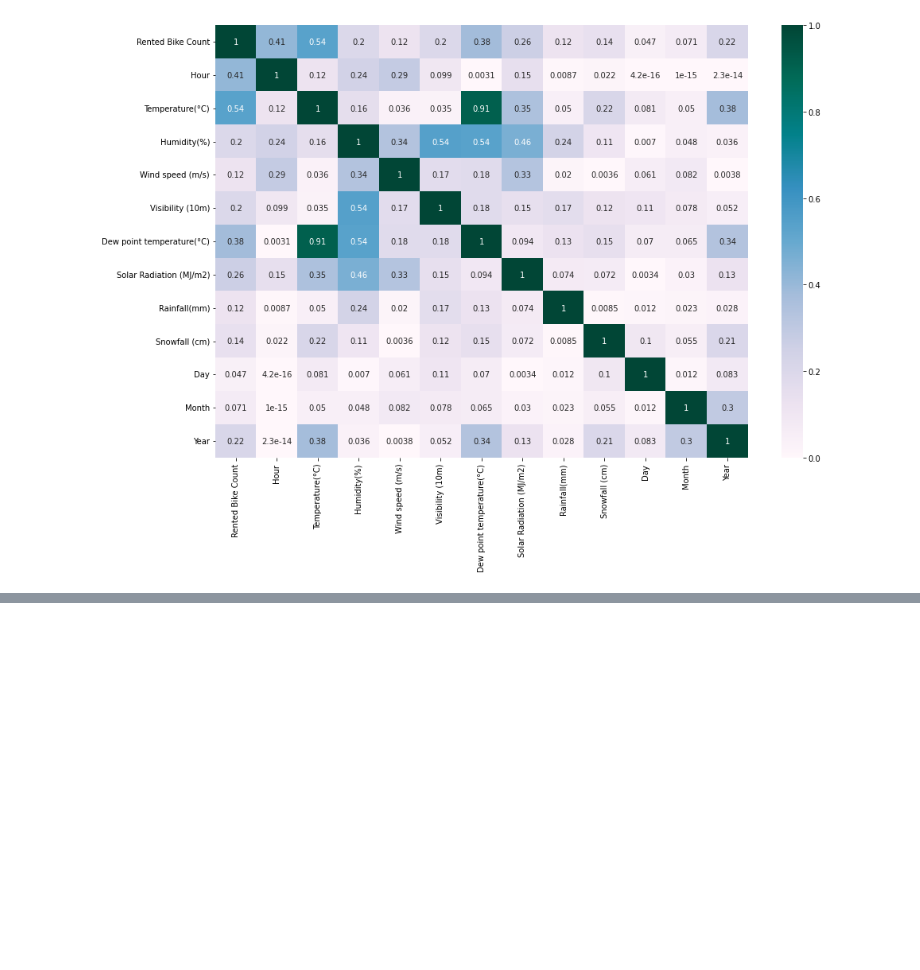
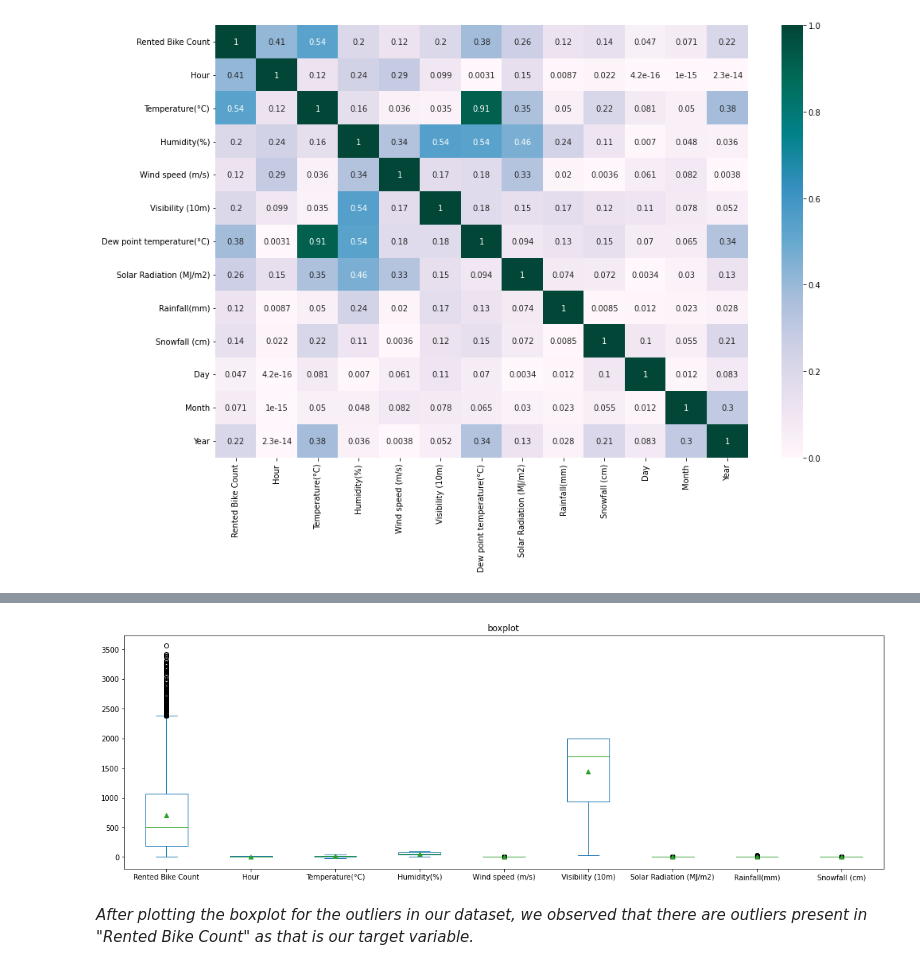
Before and after one commit to satendra-p/Bike_Sharing_Demand_Prediction_using_ML_Reggression, a Jupyter notebook: Bike_Sharing_Demand_Prediction_using_ML_Reggression.ipynb, the cells around one changed output, grey strips where cells are left out. Drawn from its saved outputs; the diff is of its cells as text; code cells hidden in the pictures; blank space fills up the shorter version.

```diff
--- a/Bike_Sharing_Demand_Prediction_using_ML_Reggression.ipynb
+++ b/Bike_Sharing_Demand_Prediction_using_ML_Reggression.ipynb
@@ -261,0 +373,12 @@ sns.heatmap(abs(df.corr()), cmap= 'PuBuGn', annot=True)
+# %%
+#Plotting the Combined Boxplot.
+plt.rcParams['figure.figsize']=(19,6)
+ax = df[['Rented Bike Count', 'Hour', 'Temperature(°C)', 'Humidity(%)',
+       'Wind speed (m/s)', 'Visibility (10m)','Solar Radiation (MJ/m2)', 'Rainfall(mm)',
+       'Snowfall (cm)']].plot(kind='box', title='boxplot', showmeans=True)
+
+plt.show()
+# %% [output]
+[figure, added]
+# %% [markdown]
+*After plotting the boxplot for the outliers in our dataset, we observed that there are outliers present in "Rented Bike Count" as that is our target variable.*
```
Also changed, not shown: parts of 36 cells of this notebook.
